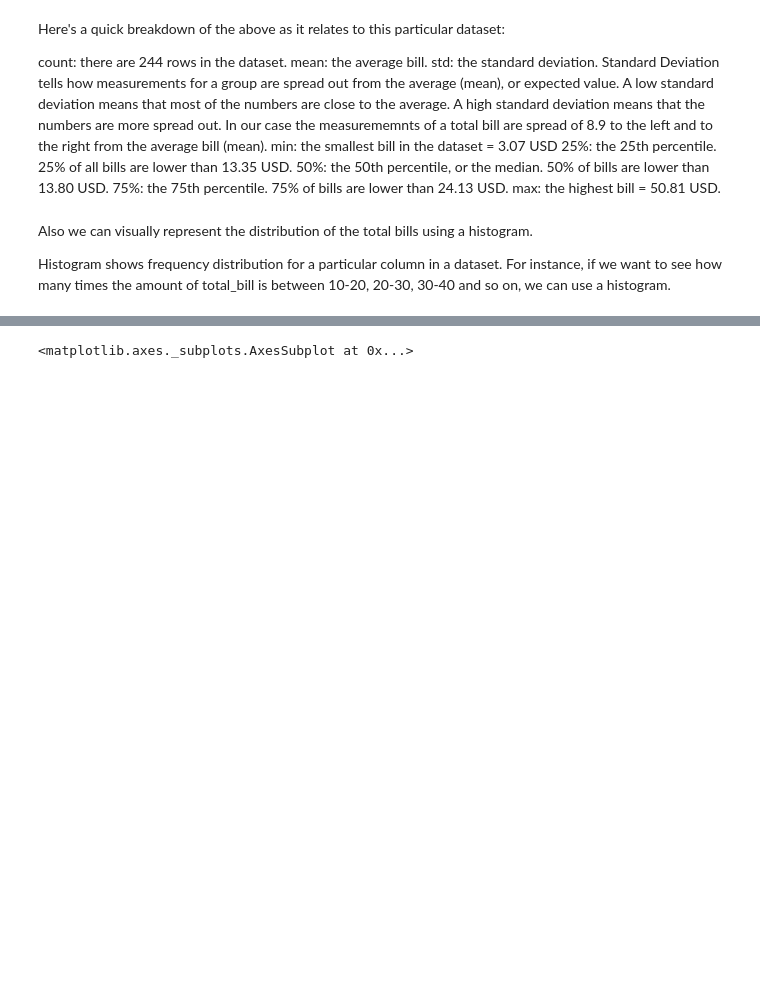
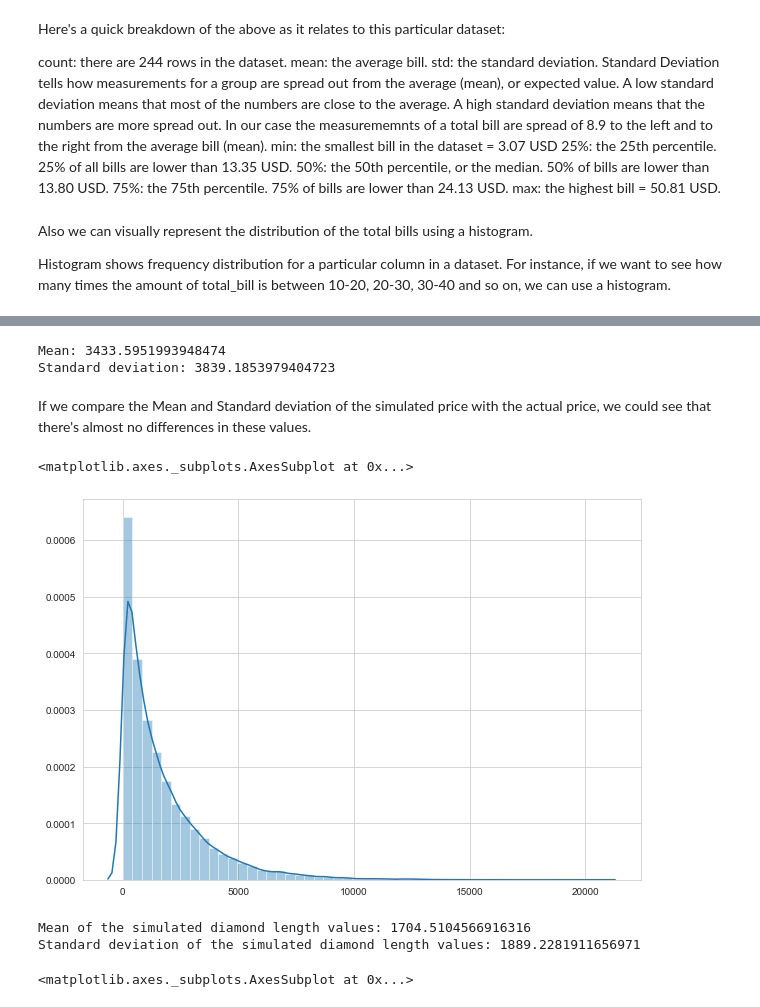
Before and after one commit to JuliaMal/ProgDA_Project2, a Jupyter notebook: Project2.ipynb, the cells around one changed output, grey strips where cells are left out. Drawn from its saved outputs; the diff is of its cells as text; code cells hidden in the pictures; blank space fills up the shorter version.

```diff
--- a/Project2.ipynb
+++ b/Project2.ipynb
@@ -81,3 +114,31 @@ sns.distplot(df['price'], color="rebeccapurple")
+# %%
+sim_mean_p = np.mean(s_price)
+sim_std_p = np.std(s_price)
+
+print('Mean: ' + str(sim_mean_p))
+print('Standard deviation: ' + str(sim_std_p))
+# %% [output]
+Mean: 3433.5951993948474
+Standard deviation: 3839.1853979404723
+# %% [markdown]
+If we compare the Mean and Standard deviation of the simulated price with the actual price, we could see that there's almost no differences in these values.
+# %%
+chi_sqr = np.random.noncentral_chisquare(1.6, 0.1, 20000)*1000
+# %%
+fig = plt.figure(figsize=(10,7))
+sns.distplot(chi_sqr)
+# %% [output]
+<matplotlib.axes._subplots.AxesSubplot at 0x...>
+[figure, added]
+# %%
+sim_mean_p = np.mean(chi_sqr)
+sim_std_p = np.std(chi_sqr)
+
+print('Mean of the simulated diamond length values: ' + str(sim_mean_p))
+print('Standard deviation of the simulated diamond length values: ' + str(sim_std_p))
+# %% [output]
+Mean of the simulated diamond length values: 1704.5104566916316
+Standard deviation of the simulated diamond length values: 1889.2281911656971
 # %%
 chi_sqr = np.random.noncentral_chisquare(3.8, .01, 10000)*1000
 fig = plt.figure(figsize=(10,7))
```
Also changed, not shown: parts of 9 cells of this notebook.
